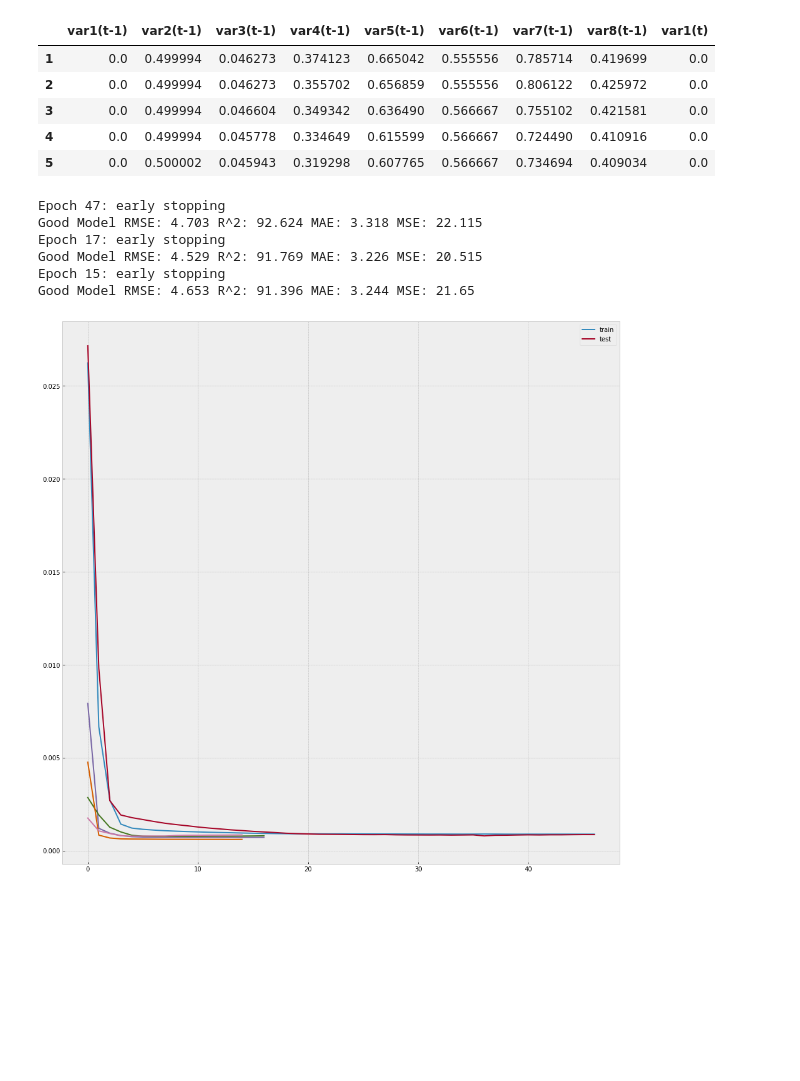
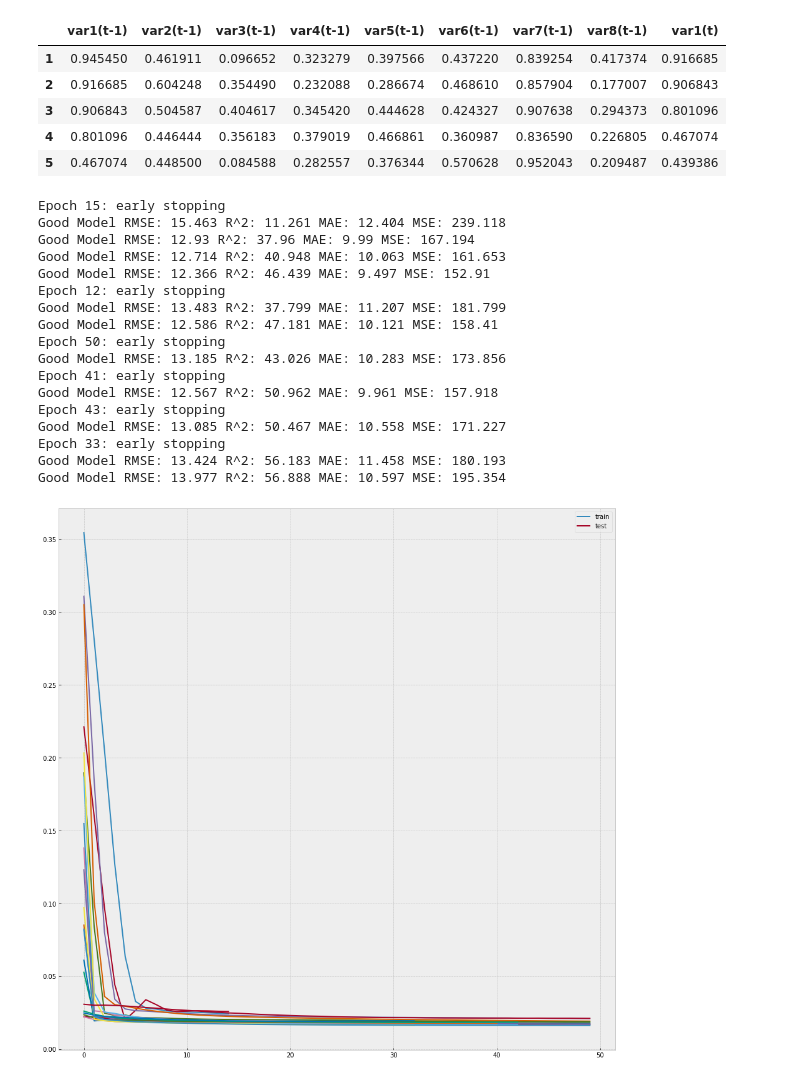
Before and after one commit to UsmanKolo/Master_Thesis, a Jupyter notebook: Notebooks/MultiVariate_LSTM.ipynb, the cells around one changed output. Saved outputs shown, nothing was run; the diff lists cells and outputs as text; code cells hidden in the pictures; blank space fills up the shorter version.

```diff
--- a/Notebooks/MultiVariate_LSTM.ipynb
+++ b/Notebooks/MultiVariate_LSTM.ipynb
@@ -13,7 +13,7 @@ from keras.callbacks import *
 from sklearn.metrics import *
 # %%
 # Importing Training Set
-df = pd.read_csv('C:\\Users\\moham\\OneDrive - De Montfort University\\Final Project\\Master_Thesis\\Dataset\\QBHourly.csv', index_col=0, parse_dates=True)
+df = pd.read_csv('C:\\Users\\moham\\OneDrive - De Montfort University\\Final Project\\Master_Thesis\\Dataset\\HUDaily.csv', index_col=0, parse_dates=True)
 
 df
 # %% [output]
@@ -69,11 +69,11 @@ reframed.drop(reframed.columns[[9,10,11,12,13,14,15]], axis=1, inplace=True)
 reframed.head()
 # %% [output]
 |  | var1(t-1) | var2(t-1) | var3(t-1) | var4(t-1) | var5(t-1) | var6(t-1) | var7(t-1) | var8(t-1) | var1(t) |
-| 1 | 0.0 | 0.499994 | 0.046273 | 0.374123 | 0.665042 | 0.555556 | 0.785714 | 0.419699 | 0.0 |
-| 2 | 0.0 | 0.499994 | 0.046273 | 0.355702 | 0.656859 | 0.555556 | 0.806122 | 0.425972 | 0.0 |
-| 3 | 0.0 | 0.499994 | 0.046604 | 0.349342 | 0.636490 | 0.566667 | 0.755102 | 0.421581 | 0.0 |
-| 4 | 0.0 | 0.499994 | 0.045778 | 0.334649 | 0.615599 | 0.566667 | 0.724490 | 0.410916 | 0.0 |
-| 5 | 0.0 | 0.500002 | 0.045943 | 0.319298 | 0.607765 | 0.566667 | 0.734694 | 0.409034 | 0.0 |
+| 1 | 0.945450 | 0.461911 | 0.096652 | 0.323279 | 0.397566 | 0.437220 | 0.839254 | 0.417374 | 0.916685 |
+| 2 | 0.916685 | 0.604248 | 0.354490 | 0.232088 | 0.286674 | 0.468610 | 0.857904 | 0.177007 | 0.906843 |
+| 3 | 0.906843 | 0.504587 | 0.404617 | 0.345420 | 0.444628 | 0.424327 | 0.907638 | 0.294373 | 0.801096 |
+| 4 | 0.801096 | 0.446444 | 0.356183 | 0.379019 | 0.466861 | 0.360987 | 0.836590 | 0.226805 | 0.467074 |
+| 5 | 0.467074 | 0.448500 | 0.084588 | 0.282557 | 0.376344 | 0.570628 | 0.952043 | 0.209487 | 0.439386 |
 # %%
 newpath = 'C:\\Users\\moham\\OneDrive - De Montfort University\\Final Project\\Master_Thesis\\Metrics'
 if not os.path.exists(newpath):
@@ -88,9 +88,9 @@ folds = []
 
 r_lista = []
 
-trial = [24, 96, 168]
+# trial = [24, 96, 168]
 
-for i in trial:
+for i in range(1,12):
     folds.append(i)
 
     # split into train and test sets
@@ -176,39 +176,50 @@ rs_txt[0]   = r_lista[0][3]
 
 for i in range(1,len(r_lista)):
     rmse_txt.append(r_lista[i][0])
     mse_txt.append(r_lista[i][1])
     mae_txt.append(r_lista[i][2])
     rs_txt.append(r_lista[i][3])
 
 rmse_avg = sum(rmse_txt)/len(r_lista)
 mse_avg = sum(mse_txt)/len(r_lista)
 mae_avg = sum(mae_txt)/len(r_lista)
 rs_avg = sum(rs_txt)/len(r_lista)
 
 text = newpath + '.txt'
 f= open(text,"w+")
 f.write(str(['RMSE AVG','MSE AVG','MAE AVG','R2 AVG']))
 f.write('\n')
 f.write(str([rmse_avg, mse_avg, mae_avg, rs_avg]))
 f.write('\n')
 f.write('\n')
 f.write(str(['RMSE: ', rmse_txt[:]]))
 f.write('\n')
 f.write(str(['MSE: ', mse_txt[:]]))
 f.write('\n')
 f.write(str(['MAE: ', mae_txt[:]]))
 f.write('\n')
 f.write(str(['R2: ', rs_txt[:]]))
 f.write('\n')
 f.close()
 # %% [output]
-Epoch 47: early stopping
-Good Model RMSE: 4.703 R^2: 92.624 MAE: 3.318 MSE: 22.115
-Epoch 17: early stopping
-Good Model RMSE: 4.529 R^2: 91.769 MAE: 3.226 MSE: 20.515
 Epoch 15: early stopping
-Good Model RMSE: 4.653 R^2: 91.396 MAE: 3.244 MSE: 21.65
+Good Model RMSE: 15.463 R^2: 11.261 MAE: 12.404 MSE: 239.118
+Good Model RMSE: 12.93 R^2: 37.96 MAE: 9.99 MSE: 167.194
+Good Model RMSE: 12.714 R^2: 40.948 MAE: 10.063 MSE: 161.653
+Good Model RMSE: 12.366 R^2: 46.439 MAE: 9.497 MSE: 152.91
+Epoch 12: early stopping
+Good Model RMSE: 13.483 R^2: 37.799 MAE: 11.207 MSE: 181.799
+Good Model RMSE: 12.586 R^2: 47.181 MAE: 10.121 MSE: 158.41
+Epoch 50: early stopping
+Good Model RMSE: 13.185 R^2: 43.026 MAE: 10.283 MSE: 173.856
+Epoch 41: early stopping
+Good Model RMSE: 12.567 R^2: 50.962 MAE: 9.961 MSE: 157.918
+Epoch 43: early stopping
+Good Model RMSE: 13.085 R^2: 50.467 MAE: 10.558 MSE: 171.227
+Epoch 33: early stopping
+Good Model RMSE: 13.424 R^2: 56.183 MAE: 11.458 MSE: 180.193
+Good Model RMSE: 13.977 R^2: 56.888 MAE: 10.597 MSE: 195.354
-[figure, old version]
+[figure, new version]
 # %%
 # split into train and test sets
 # values = reframed.values
```
Also changed, not shown: parts of 1 cell of this notebook, 3 other files.
